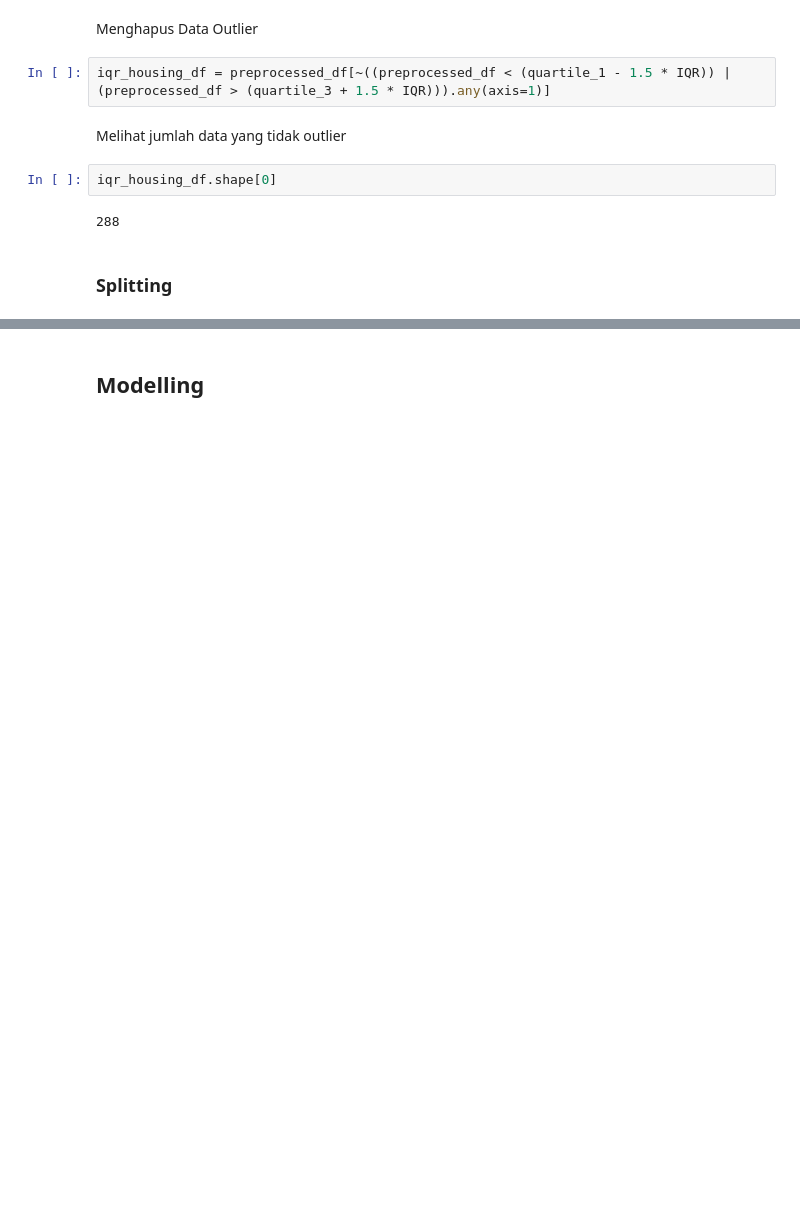
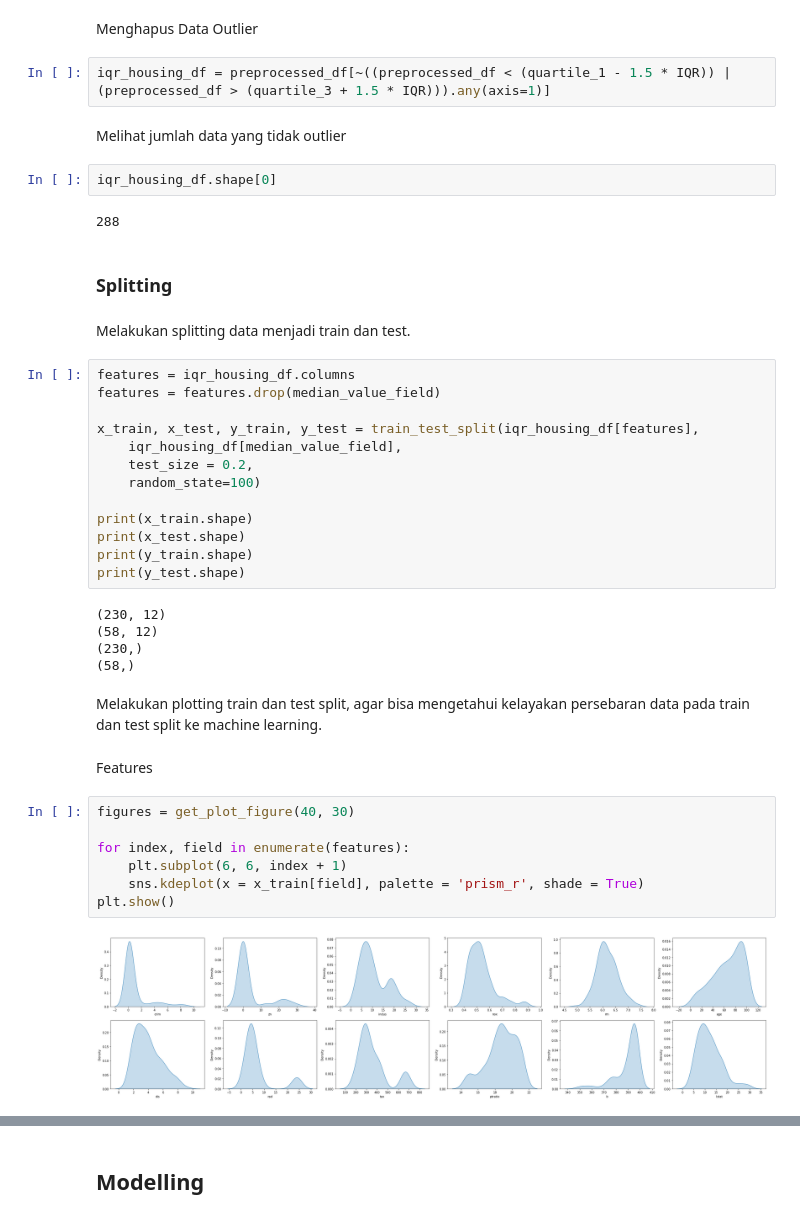
Before and after one commit to MaxZx3000/Boston-Housing-Machine-Learning, a Jupyter notebook: Assignment2_Anthony Kevin Oktavius.ipynb, the cells around one changed output, grey strips where cells are left out. Saved outputs shown, nothing was run; the diff lists cells and outputs as text; blank space fills up the shorter version.

Commit message:
Added Data Preprocessing Techniques except Scaling

```diff
--- a/Assignment2_Anthony Kevin Oktavius.ipynb
+++ b/Assignment2_Anthony Kevin Oktavius.ipynb
@@ -441,3 +443,36 @@ iqr_housing_df.shape[0]
 288
 # %% [markdown]
 ### Splitting
+# %% [markdown]
+Melakukan splitting data menjadi train dan test.
+# %%
+features = iqr_housing_df.columns
+features = features.drop(median_value_field)
+
+x_train, x_test, y_train, y_test = train_test_split(iqr_housing_df[features],
+    iqr_housing_df[median_value_field],
+    test_size = 0.2,
+    random_state=100)
+
+print(x_train.shape)
+print(x_test.shape)
+print(y_train.shape)
+print(y_test.shape)
+# %% [output]
+(230, 12)
+(58, 12)
+(230,)
+(58,)
+# %% [markdown]
+Melakukan plotting train dan test split, agar bisa mengetahui kelayakan persebaran data pada train dan test split ke machine learning.
+# %% [markdown]
+Features
+# %%
+figures = get_plot_figure(40, 30)
+
+for index, field in enumerate(features):
+    plt.subplot(6, 6, index + 1)
+    sns.kdeplot(x = x_train[field], palette = 'prism_r', shade = True)
+plt.show()
+# %% [output]
+[figure, added]
```
Also changed, not shown: parts of 10 cells of this notebook.
